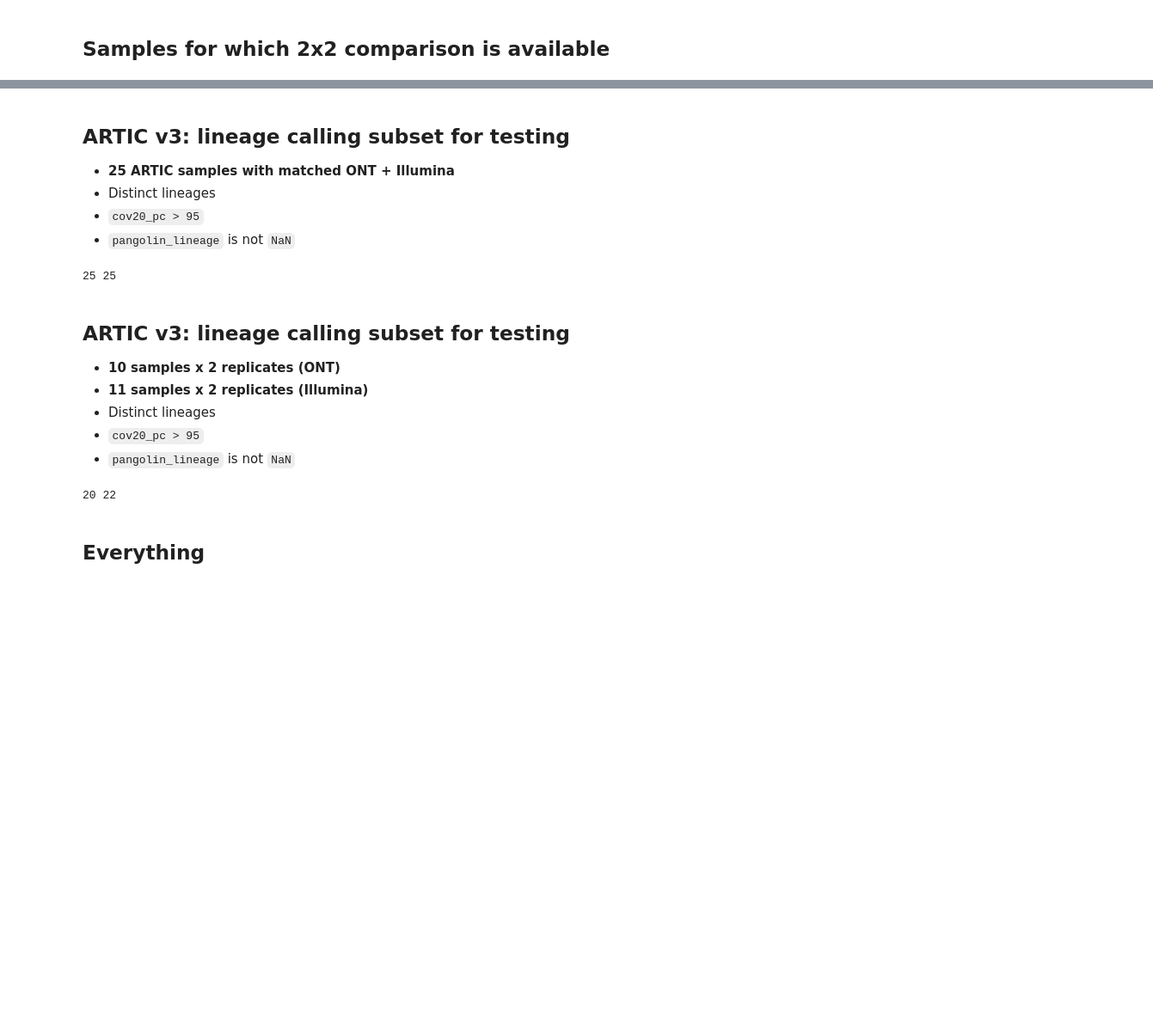
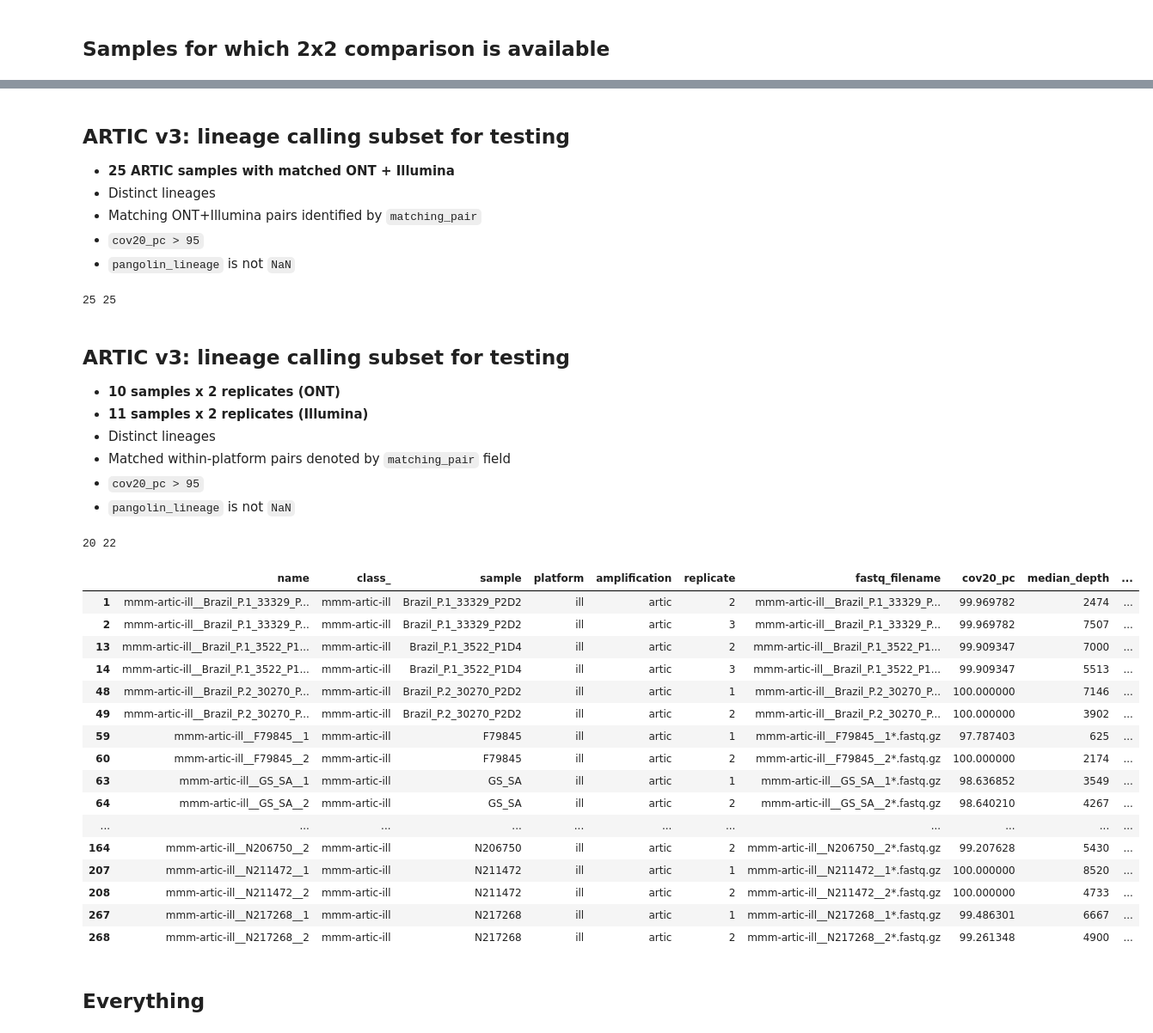
Before and after one commit to GlobalPathogenAnalysisService/gpas-covid-testsets, a Jupyter notebook: mmm-2x2-truth/notebook.ipynb, the cells around one changed output, grey strips where cells are left out. Shown: that part at 86% size. Cells and saved outputs as stored; diff of their text form; code cells hidden in the pictures; blank space fills up the shorter version.

```diff
--- a/mmm-2x2-truth/notebook.ipynb
+++ b/mmm-2x2-truth/notebook.ipynb
@@ -113,6 +113,7 @@ twobytwo_95_df
 
 - **25 ARTIC samples with matched ONT + Illumina**
 - Distinct lineages
+- Matching ONT+Illumina pairs identified by `matching_pair`
 - `cov20_pc > 95`
 - `pangolin_lineage` is not `NaN`
 # %%
@@ -150,6 +160,7 @@ lineages_subset_samples_both_df.to_csv(f'test_lineage_assignment.{today}.csv', i
 - **10 samples x 2 replicates (ONT)**
 - **11 samples x 2 replicates (Illumina)**
 - Distinct lineages
+- Matched within-platform pairs denoted by `matching_pair` field
 - `cov20_pc > 95`
 - `pangolin_lineage` is not `NaN`
 # %%
@@ -160,7 +171,6 @@ repro_subset_ont_df = (df.query("amplification == 'artic' and cov20_pc > 95 and
                    .join(df.set_index('sample')['pangolin_lineage']).drop_duplicates('pangolin_lineage'))
 repro_subset_samples_ont = set(repro_subset_ont_df.index)
 repro_subset_samples_ont_df = df.query("sample in @repro_subset_samples_ont and amplification == 'artic' and cov20_pc > 95 and platform == 'ont'").sort_values(['cov20_pc', 'replicate'], ascending=[False, True]).groupby('sample').head(2).sort_values(['sample', 'replicate'])
-repro_subset_samples_ont_df.to_csv(f'test_repro_assignment_ont.{today}.csv', index=False)
 
 repro_subset_ill_df = (df.query("amplification == 'artic' and cov20_pc > 95 and platform == 'ill' and pangolin_lineage == pangolin_lineage").groupby(['sample'])
                    .nunique()['replicate']
@@ -169,11 +179,42 @@ repro_subset_ill_df = (df.query("amplification == 'artic' and cov20_pc > 95 and
                    .join(df.set_index('sample')['pangolin_lineage']).drop_duplicates('pangolin_lineage'))
 repro_subset_samples_ill = set(repro_subset_ill_df.index)
 repro_subset_samples_ill_df = df.query("sample in @repro_subset_samples_ill and amplification == 'artic' and cov20_pc > 95 and platform == 'ill'").sort_values(['cov20_pc', 'replicate'], ascending=[False, True]).groupby('sample').head(2).sort_values(['sample', 'replicate'])
-repro_subset_samples_ill_df.to_csv(f'test_repro_assignment_ill.{today}.csv', index=False)
+
+repro_subset_samples_ont_df['oci_bucket'] = 'SARS-CoV-2_reference_ox'
+repro_subset_samples_ill_df['oci_bucket'] = 'SARS-CoV-2_reference_ox'
+
+repro_subset_samples_ont_df['matched_pair'] = repro_subset_samples_ont_df.groupby('sample').ngroup()
+repro_subset_samples_ill_df['matched_pair'] = repro_subset_samples_ill_df.groupby('sample').ngroup()
+
+repro_subset_samples_ont_df.to_csv(f'test_repro_assignment_ont_meta.{today}.csv', index=False)
+repro_subset_samples_ill_df.to_csv(f'test_repro_assignment_ill_meta.{today}.csv', index=False)
+
+repro_subset_samples_ont_df[['oci_bucket', 'name']].to_csv(f'test_repro_assignment_ont.{today}.csv', header=False, index=False)
+repro_subset_samples_ill_df[['oci_bucket', 'name']].to_csv(f'test_repro_assignment_ill.{today}.csv', header=False, index=False)
 
 print(repro_subset_samples_ont_df.shape[0], repro_subset_samples_ill_df.shape[0])
 # %% [output]
 20 22
+# %%
+repro_subset_samples_ill_df
+# %% [output]
+|  | name | class_ | sample | platform | amplification | replicate | fastq_filename | cov20_pc | median_depth | ... |
+| 1 | mmm-artic-ill__Brazil_P.1_33329_P... | mmm-artic-ill | Brazil_P.1_33329_P2D2 | ill | artic | 2 | mmm-artic-ill__Brazil_P.1_33329_P... | 99.969782 | 2474 | ... |
+| 2 | mmm-artic-ill__Brazil_P.1_33329_P... | mmm-artic-ill | Brazil_P.1_33329_P2D2 | ill | artic | 3 | mmm-artic-ill__Brazil_P.1_33329_P... | 99.969782 | 7507 | ... |
+| 13 | mmm-artic-ill__Brazil_P.1_3522_P1... | mmm-artic-ill | Brazil_P.1_3522_P1D4 | ill | artic | 2 | mmm-artic-ill__Brazil_P.1_3522_P1... | 99.909347 | 7000 | ... |
+| 14 | mmm-artic-ill__Brazil_P.1_3522_P1... | mmm-artic-ill | Brazil_P.1_3522_P1D4 | ill | artic | 3 | mmm-artic-ill__Brazil_P.1_3522_P1... | 99.909347 | 5513 | ... |
+| 48 | mmm-artic-ill__Brazil_P.2_30270_P... | mmm-artic-ill | Brazil_P.2_30270_P2D2 | ill | artic | 1 | mmm-artic-ill__Brazil_P.2_30270_P... | 100.000000 | 7146 | ... |
+| 49 | mmm-artic-ill__Brazil_P.2_30270_P... | mmm-artic-ill | Brazil_P.2_30270_P2D2 | ill | artic | 2 | mmm-artic-ill__Brazil_P.2_30270_P... | 100.000000 | 3902 | ... |
+| 59 | mmm-artic-ill__F79845__1 | mmm-artic-ill | F79845 | ill | artic | 1 | mmm-artic-ill__F79845__1*.fastq.gz | 97.787403 | 625 | ... |
+| 60 | mmm-artic-ill__F79845__2 | mmm-artic-ill | F79845 | ill | artic | 2 | mmm-artic-ill__F79845__2*.fastq.gz | 100.000000 | 2174 | ... |
+| 63 | mmm-artic-ill__GS_SA__1 | mmm-artic-ill | GS_SA | ill | artic | 1 | mmm-artic-ill__GS_SA__1*.fastq.gz | 98.636852 | 3549 | ... |
+| 64 | mmm-artic-ill__GS_SA__2 | mmm-artic-ill | GS_SA | ill | artic | 2 | mmm-artic-ill__GS_SA__2*.fastq.gz | 98.640210 | 4267 | ... |
+| ... | ... | ... | ... | ... | ... | ... | ... | ... | ... | ... |
+| 164 | mmm-artic-ill__N206750__2 | mmm-artic-ill | N206750 | ill | artic | 2 | mmm-artic-ill__N206750__2*.fastq.gz | 99.207628 | 5430 | ... |
+| 207 | mmm-artic-ill__N211472__1 | mmm-artic-ill | N211472 | ill | artic | 1 | mmm-artic-ill__N211472__1*.fastq.gz | 100.000000 | 8520 | ... |
+| 208 | mmm-artic-ill__N211472__2 | mmm-artic-ill | N211472 | ill | artic | 2 | mmm-artic-ill__N211472__2*.fastq.gz | 100.000000 | 4733 | ... |
+| 267 | mmm-artic-ill__N217268__1 | mmm-artic-ill | N217268 | ill | artic | 1 | mmm-artic-ill__N217268__1*.fastq.gz | 99.486301 | 6667 | ... |
+| 268 | mmm-artic-ill__N217268__2 | mmm-artic-ill | N217268 | ill | artic | 2 | mmm-artic-ill__N217268__2*.fastq.gz | 99.261348 | 4900 | ... |
 # %% [markdown]
 ## Everything
 # %%
```
Also changed, not shown: parts of 4 cells of this notebook, 11 other files.
